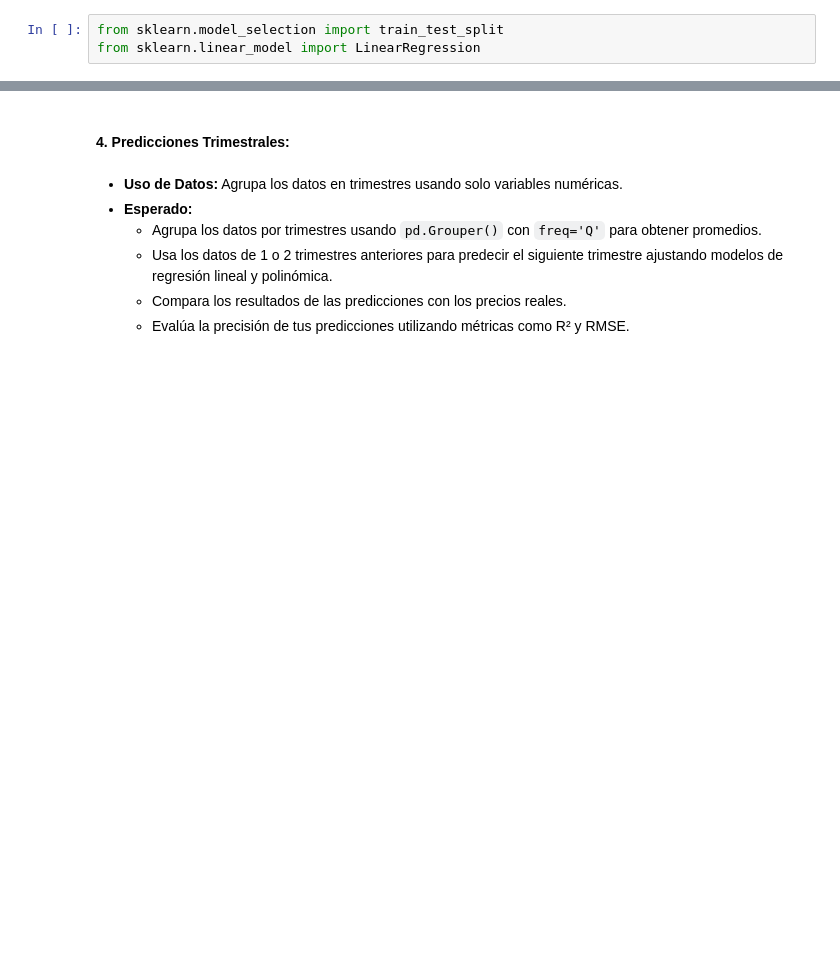
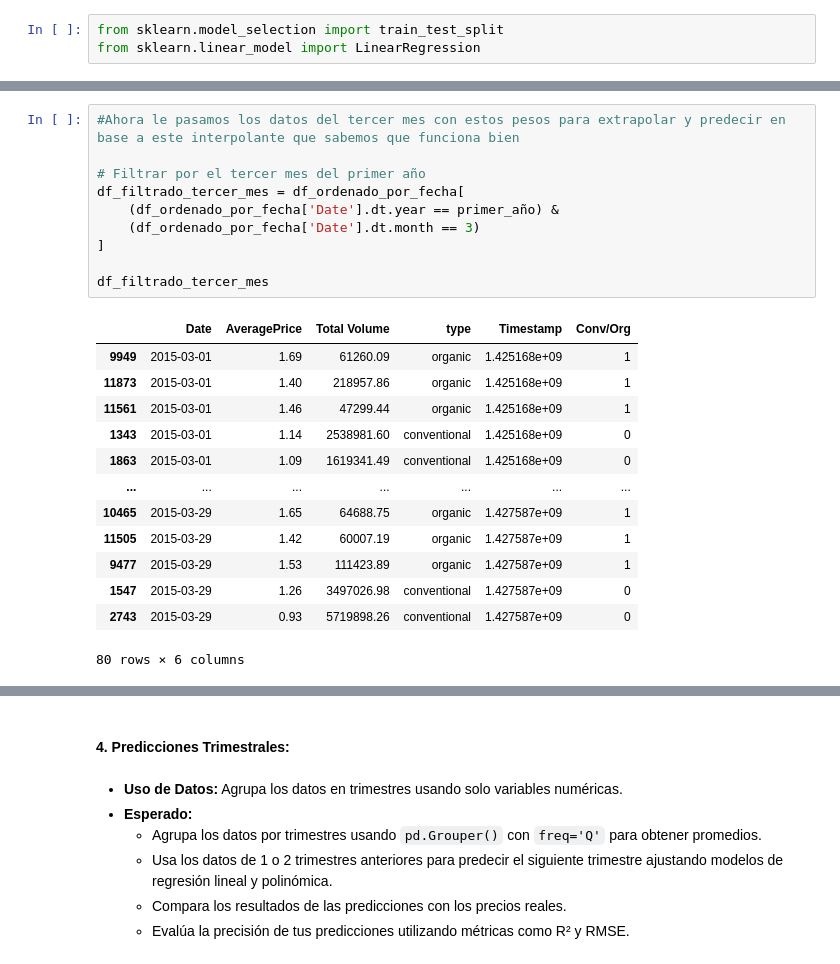
Before and after one commit to albagd77/MAGic-Avocado-TP1, a Jupyter notebook: 05_correlacion_y_regresion.ipynb, the cells around one changed output, grey strips where cells are left out. Cells and saved outputs as stored; diff of their text form; blank space fills up the shorter version.

```diff
--- a/05_correlacion_y_regresion.ipynb
+++ b/05_correlacion_y_regresion.ipynb
@@ -465,0 +302,24 @@ La regresion lineal es un poco mejor, ya que R^2 está alrededor de 0.7 y eso es
+# %%
+#Ahora le pasamos los datos del tercer mes con estos pesos para extrapolar y predecir en base a este interpolante que sabemos que funciona bien
+
+# Filtrar por el tercer mes del primer año
+df_filtrado_tercer_mes = df_ordenado_por_fecha[
+    (df_ordenado_por_fecha['Date'].dt.year == primer_año) &
+    (df_ordenado_por_fecha['Date'].dt.month == 3)
+]
+
+df_filtrado_tercer_mes
+# %% [output]
+|  | Date | AveragePrice | Total Volume | type | Timestamp | Conv/Org |
+| 9949 | 2015-03-01 | 1.69 | 61260.09 | organic | 1.425168e+09 | 1 |
+| 11873 | 2015-03-01 | 1.40 | 218957.86 | organic | 1.425168e+09 | 1 |
+| 11561 | 2015-03-01 | 1.46 | 47299.44 | organic | 1.425168e+09 | 1 |
+| 1343 | 2015-03-01 | 1.14 | 2538981.60 | conventional | 1.425168e+09 | 0 |
+| 1863 | 2015-03-01 | 1.09 | 1619341.49 | conventional | 1.425168e+09 | 0 |
+| ... | ... | ... | ... | ... | ... | ... |
+| 10465 | 2015-03-29 | 1.65 | 64688.75 | organic | 1.427587e+09 | 1 |
+| 11505 | 2015-03-29 | 1.42 | 60007.19 | organic | 1.427587e+09 | 1 |
+| 9477 | 2015-03-29 | 1.53 | 111423.89 | organic | 1.427587e+09 | 1 |
+| 1547 | 2015-03-29 | 1.26 | 3497026.98 | conventional | 1.427587e+09 | 0 |
+| 2743 | 2015-03-29 | 0.93 | 5719898.26 | conventional | 1.427587e+09 | 0 |
+80 rows × 6 columns
```
Also changed, not shown: parts of 41 cells of this notebook.
